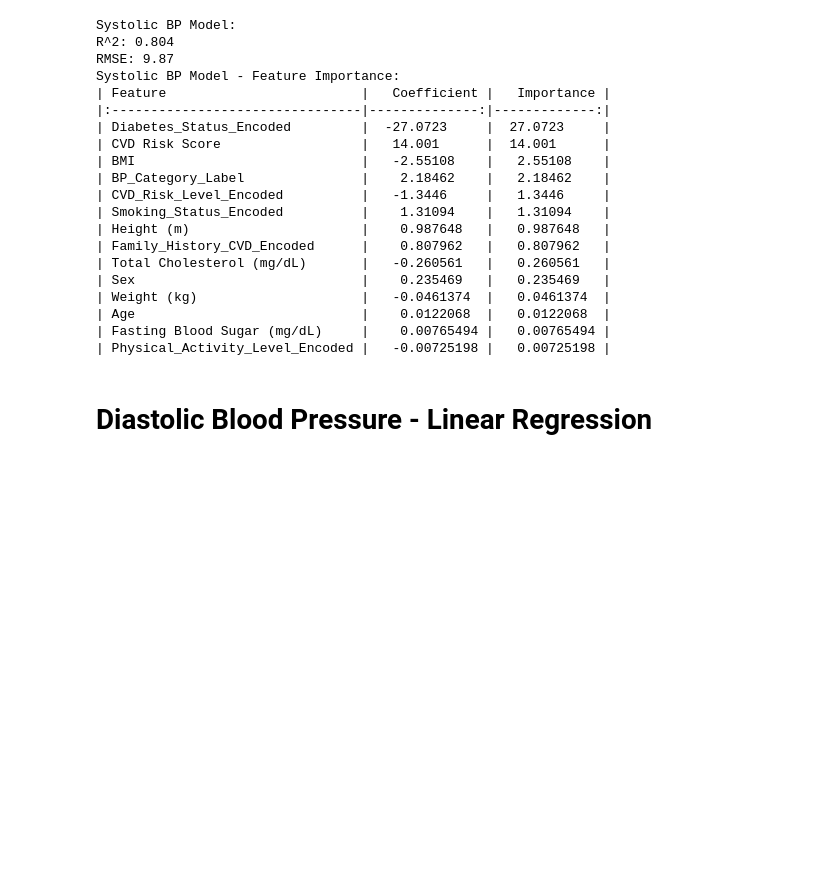
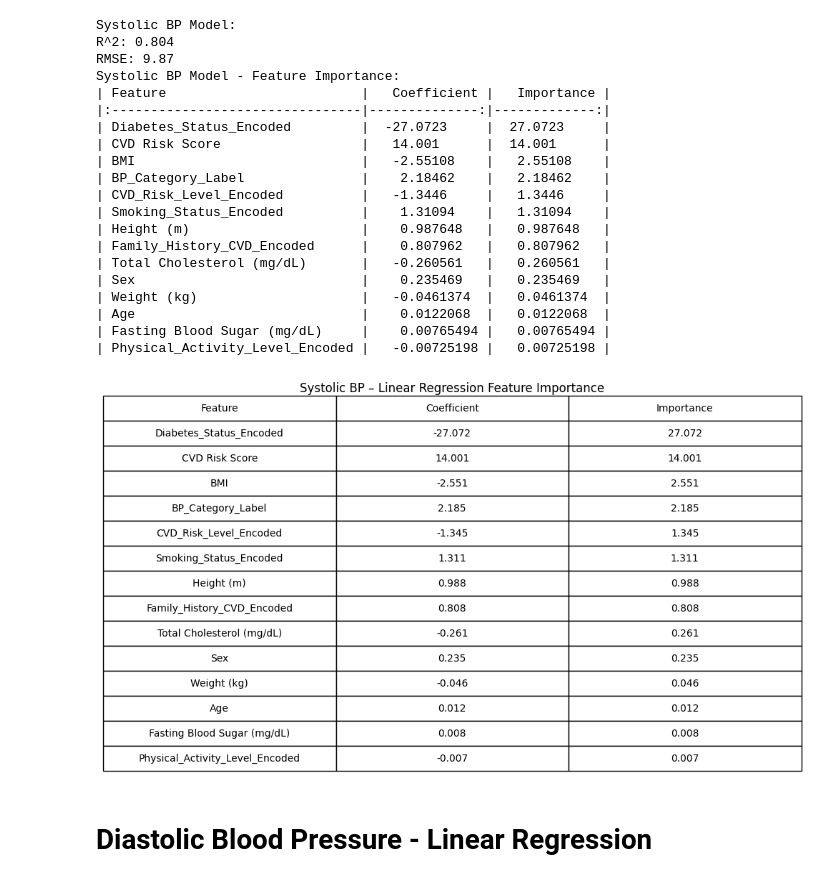
Before and after one commit to DS3001-Group-P/Final-Project, a Jupyter notebook: final_results.ipynb, the cells around one changed output. Drawn from its saved outputs; the diff is of its cells as text; code cells hidden in the pictures; blank space fills up the shorter version.

```diff
--- a/final_results.ipynb
+++ b/final_results.ipynb
@@ -549,6 +633,28 @@ Systolic BP Model - Feature Importance:
 | Age                             |    0.0122068  |   0.0122068  |
 | Fasting Blood Sugar (mg/dL)     |    0.00765494 |   0.00765494 |
 | Physical_Activity_Level_Encoded |   -0.00725198 |   0.00725198 |
+# %%
+# Sys feature table
+
+fig, ax = plt.subplots(figsize=(6, 3))
+ax.axis('off')
+
+table = ax.table(
+    cellText=fi_df_sys.round(3).values,
+    colLabels=fi_df_sys.columns,
+    cellLoc='center',
+    loc='center'
+)
+
+table.auto_set_font_size(False)
+table.set_fontsize(10)
+table.scale(2.1, 2.1)
+
+plt.title("Systolic BP – Linear Regression Feature Importance", pad=110, fontsize=12)
+plt.tight_layout()
+plt.show()
+# %% [output]
+[figure, added]
 # %% [markdown]
 # Diastolic Blood Pressure - Linear Regression
 # %%
```
Also changed, not shown: parts of 4 cells of this notebook.
